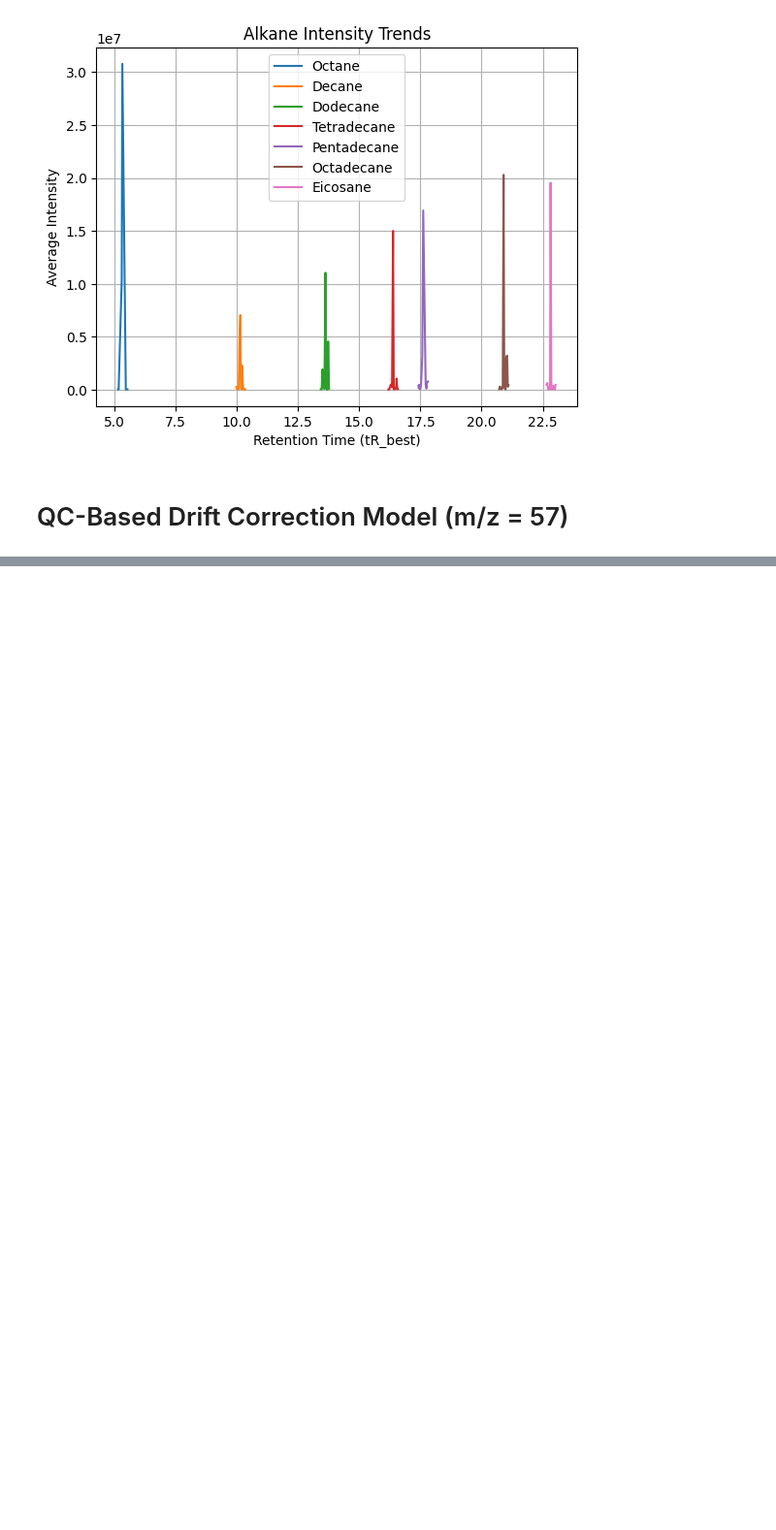
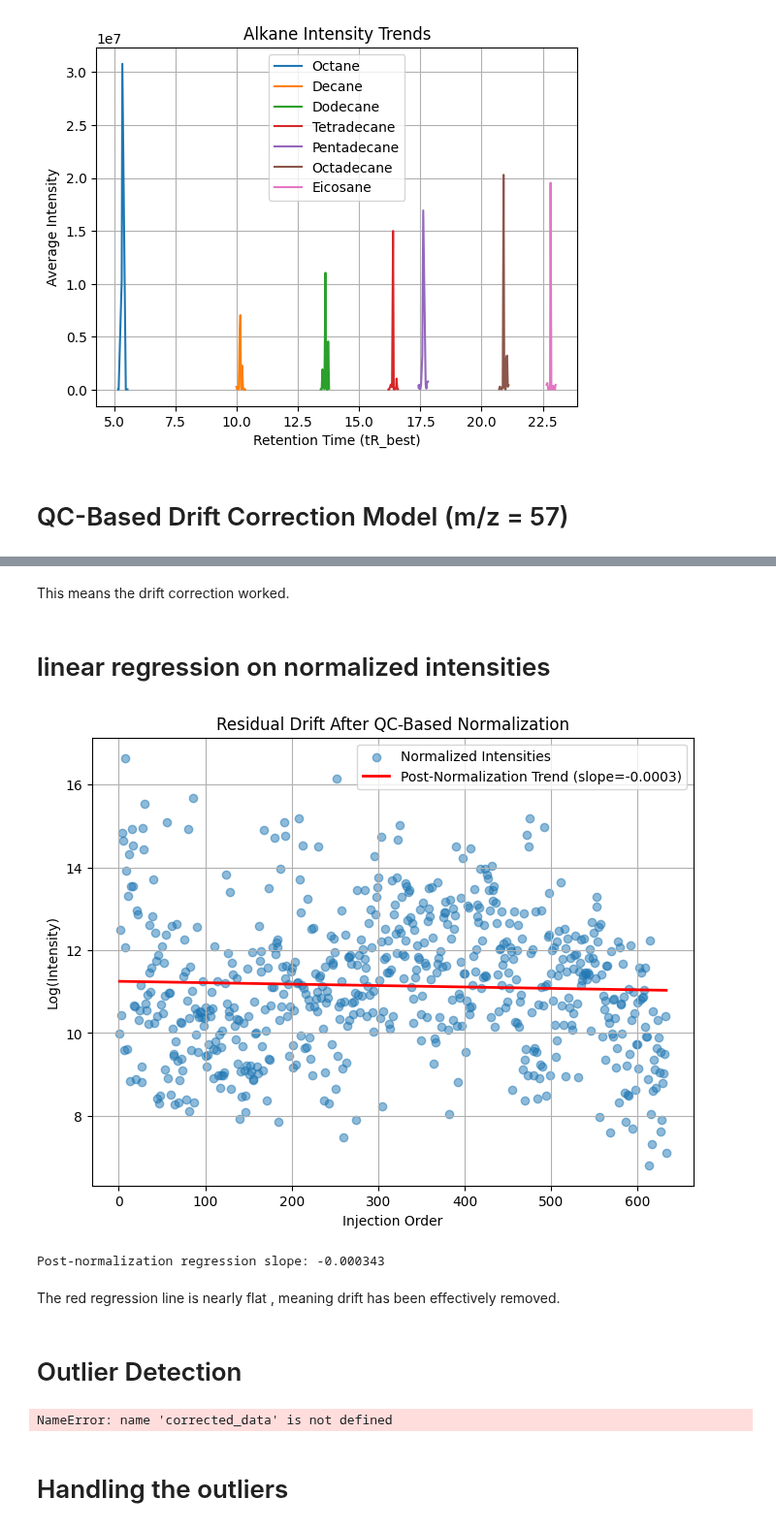
Before and after one commit to Fatemeh1362/internship, a Jupyter notebook: data_prepration.ipynb, the cells around one changed output, grey strips where cells are left out. Shown at 97% size. Drawn from its saved outputs; the diff is of its cells as text; code cells hidden in the pictures; blank space fills up the shorter version.

```diff
--- a/data_prepration.ipynb
+++ b/data_prepration.ipynb
@@ -600,0 +538,65 @@ plt.show()
+# %% [markdown]
+This means the drift correction worked.
+# %% [markdown]
+# linear regression on normalized intensities
+# %%
+
+# Regression on normalized intensities
+X_post = cleaned_samples[['Injection_order']].values
+y_post = cleaned_samples['Log_Intensity_Normalized'].values
+model_post = LinearRegression().fit(X_post, y_post)
+slope_post = model_post.coef_[0]
+intercept_post = model_post.intercept_
+
+plt.figure(figsize=(8,6))
+plt.scatter(cleaned_samples['Injection_order'], cleaned_samples['Log_Intensity_Normalized'], alpha=0.5, label='Normalized Intensities')
+plt.plot(cleaned_samples['Injection_order'], model_post.predict(X_post), color='red', linewidth=2, label=f'Post-Normalization Trend (slope={slope_post:.4f})')
+plt.xlabel('Injection Order')
+plt.ylabel('Log(Intensity)')
+plt.title('Residual Drift After QC-Based Normalization')
+plt.legend()
+plt.grid(True)
+plt.show()
+
+print(f"Post-normalization regression slope: {slope_post:.6f}")
+# %% [output]
+[figure, added]
+Post-normalization regression slope: -0.000343
+# %% [markdown]
+The red regression line is nearly flat , meaning drift has been effectively removed.
+# %% [markdown]
+# Outlier Detection
+# %%
+from sklearn.decomposition import PCA
+from sklearn.preprocessing import StandardScaler
+
+
+# Take normalized features
+X = corrected_data[intensity_cols_sample]
+X_scaled = StandardScaler().fit_transform(X)
+
+# PCA
+pca = PCA(n_components=2)
+pca_scores = pca.fit_transform(X_scaled)
+
+# Compute distance in PC space
+z_scores = np.sqrt((pca_scores[:,0]**2) + (pca_scores[:,1]**2))
+threshold = np.percentile(z_scores, 97.5)  # Top 2.5% as outliers
+outliers = z_scores > threshold
+
+# Plot
+plt.figure(figsize=(8,6))
+plt.scatter(pca_scores[:,0], pca_scores[:,1], alpha=0.5, label='Samples')
+plt.scatter(pca_scores[outliers,0], pca_scores[outliers,1], color='red', label='Outliers', edgecolor='black')
+plt.xlabel("PC1")
+plt.ylabel("PC2")
+plt.title("PCA Outlier Detection")
+plt.legend()
+plt.grid(True)
+plt.show()
+
+print(f"Detected {outliers.sum()} outliers based on PCA distance.")
+# %% [output]
+NameError: name 'corrected_data' is not defined
+# %% [markdown]
+# Handling the outliers
```
Also changed, not shown: parts of 45 cells of this notebook.
